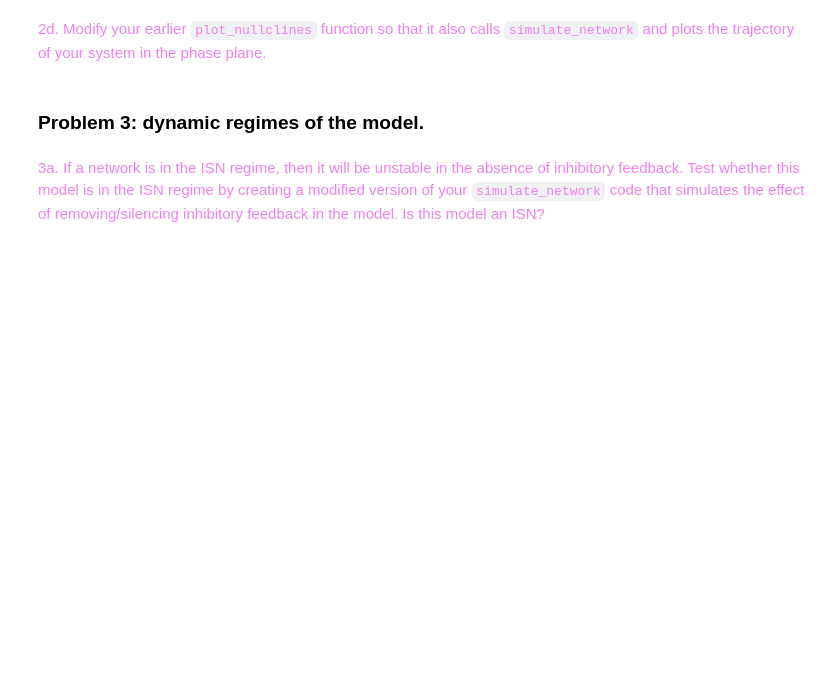
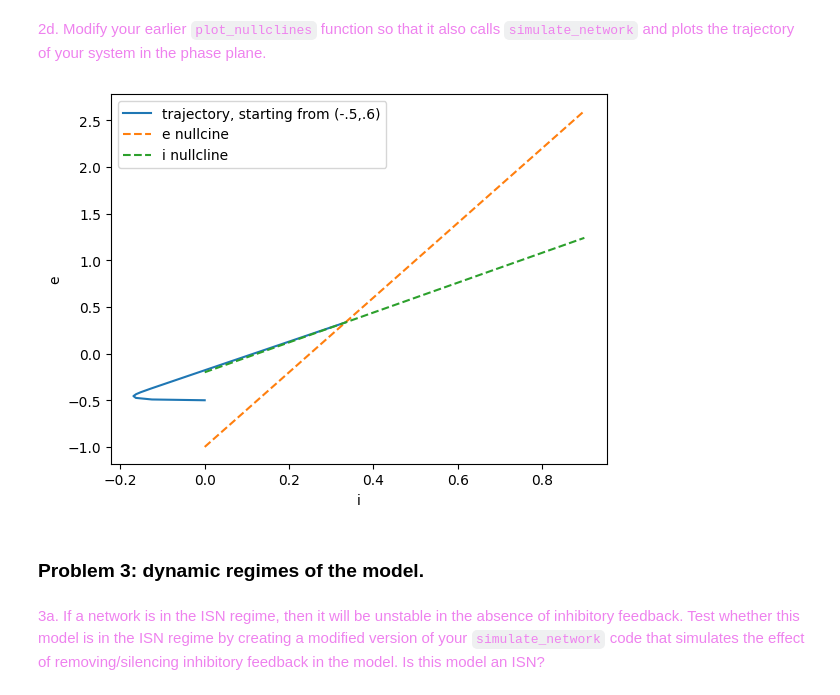
Before and after one commit to dbasrai/nuin443, a Jupyter notebook: problemSets/NUIN443_ps11_ISNs-diya.ipynb, the cells around one changed output. Drawn from its saved outputs; the diff is of its cells as text; code cells hidden in the pictures; blank space fills up the shorter version.

```diff
--- a/problemSets/NUIN443_ps11_ISNs-diya.ipynb
+++ b/problemSets/NUIN443_ps11_ISNs-diya.ipynb
@@ -187,12 +204,30 @@ simulate_network(params);
 # %% [markdown]
 <font color=violet>2d. Modify your earlier `plot_nullclines` function so that it also calls `simulate_network` and plots the trajectory of your system in the phase plane.</font>
-# %%
-def plot_nullclines_and_trajectory(params, i_min=0, i_max=1):
-    ...
-
-
-
-plot_nullclines_and_trajectory(params)
+# %%
+
+def plot_nullclines_and_trajectory(params, i_min=0, i_max=1):
+    i_sweep = np.arange(i_min, i_max, .1)
+    nc_e_list = []
+    nc_i_list = []
+    for my_i in i_sweep:
+        temp1, temp2 = compute_nullclines(params, my_i)
+        nc_e_list.append(temp1)
+        nc_i_list.append(temp2)
+    e_s, i_s = simulate_network(params, e0=-.5, i0=0, produce_plot=False)
+    plt.plot(i_s, e_s, label='trajectory, starting from (-.5,.6)')
+    plt.plot(i_sweep, nc_e_list, linestyle='dashed', label='e nullcine')
+    plt.plot(i_sweep, nc_i_list, linestyle='dashed', label='i nullcline')
+    plt.legend()
+    plt.xlabel('i')
+    plt.ylabel('e')
+    #x,y = find_fixedpoint(params)
+    #plt.scatter(x,y)
+
+
+
+plot_nullclines_and_trajectory(params)
+# %% [output]
+[figure, added]
 # %% [markdown]
 ### Problem 3: dynamic regimes of the model.
 # %% [markdown]
```
Also changed, not shown: parts of 7 cells of this notebook, 1 other file.
